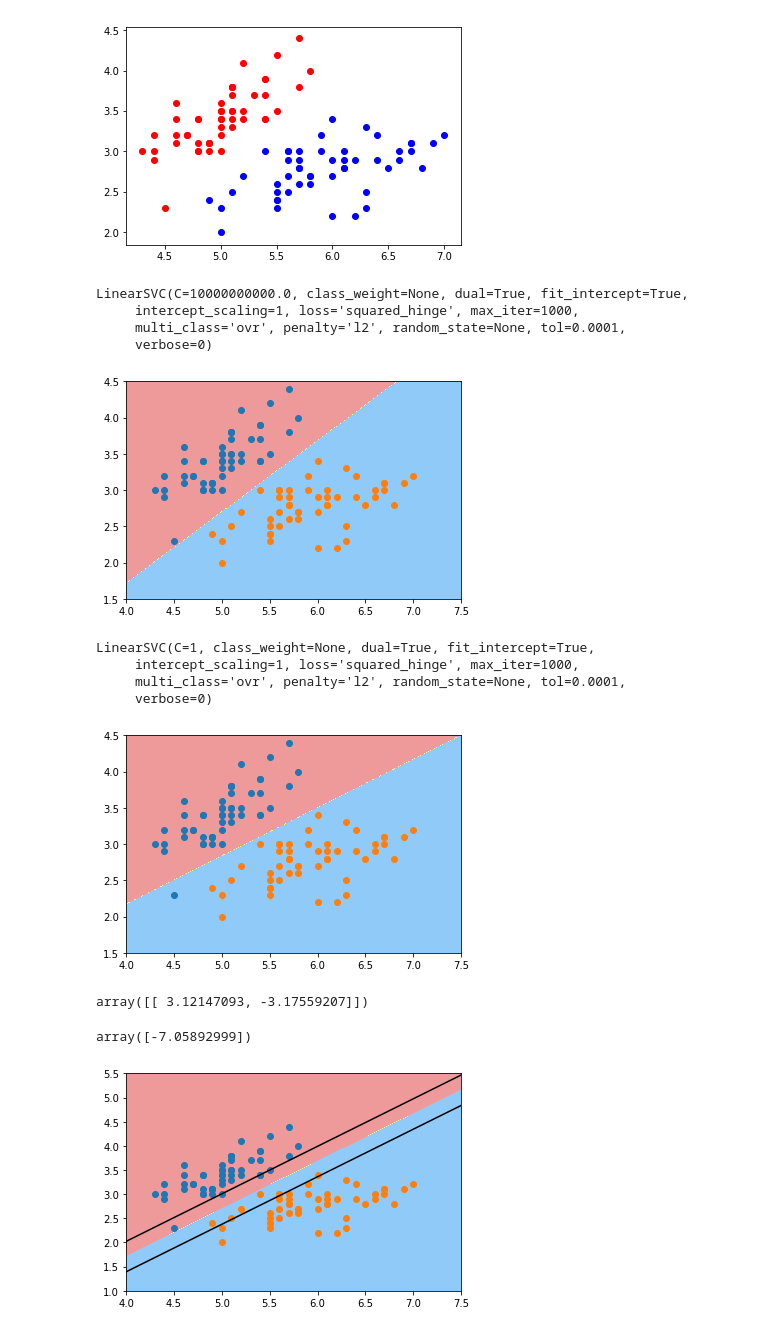
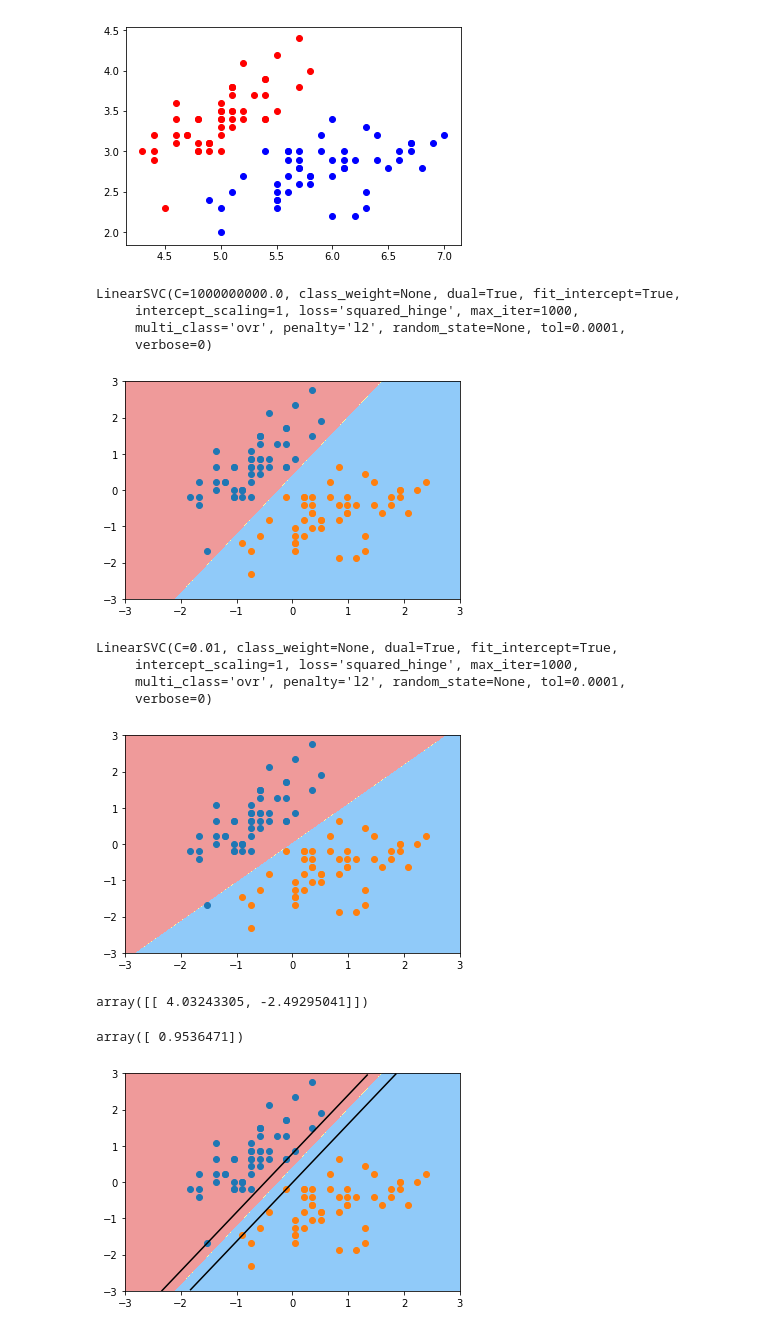
Before and after one commit to liuyubobobo/Play-with-Machine-Learning-Algorithms, a Jupyter notebook: 11-SVM/04-SVM-in-scikit-learn/04-SVM-in-scikit-learn.ipynb, the cells around one changed output. Drawn from its saved outputs; the diff is of its cells as text; code cells hidden in the pictures.

```diff
--- a/11-SVM/04-SVM-in-scikit-learn/04-SVM-in-scikit-learn.ipynb
+++ b/11-SVM/04-SVM-in-scikit-learn/04-SVM-in-scikit-learn.ipynb
@@ -28,10 +28,10 @@ X_standard = standardScaler.transform(X)
 # %%
 from sklearn.svm import LinearSVC
 
-svc = LinearSVC(C=10e9)
-svc.fit(X, y)
+svc = LinearSVC(C=1e9)
+svc.fit(X_standard, y)
 # %% [output]
-LinearSVC(C=10000000000.0, class_weight=None, dual=True, fit_intercept=True,
+LinearSVC(C=1000000000.0, class_weight=None, dual=True, fit_intercept=True,
      intercept_scaling=1, loss='squared_hinge', max_iter=1000,
      multi_class='ovr', penalty='l2', random_state=None, tol=0.0001,
      verbose=0)
@@ -52,35 +52,35 @@ def plot_decision_boundary(model, axis):
 
     plt.contourf(x0, x1, zz, linewidth=5, cmap=custom_cmap)
 # %%
-plot_decision_boundary(svc, axis=[4, 7.5, 1.5, 4.5])
-plt.scatter(X[y==0,0], X[y==0,1])
-plt.scatter(X[y==1,0], X[y==1,1])
+plot_decision_boundary(svc, axis=[-3, 3, -3, 3])
+plt.scatter(X_standard[y==0,0], X_standard[y==0,1])
+plt.scatter(X_standard[y==1,0], X_standard[y==1,1])
 plt.show()
 # %% [output]
-[figure, old version]
+[figure, new version]
 # %%
-svc2 = LinearSVC(C=1)
-svc2.fit(X, y)
+svc2 = LinearSVC(C=0.01)
+svc2.fit(X_standard, y)
 # %% [output]
-LinearSVC(C=1, class_weight=None, dual=True, fit_intercept=True,
+LinearSVC(C=0.01, class_weight=None, dual=True, fit_intercept=True,
      intercept_scaling=1, loss='squared_hinge', max_iter=1000,
      multi_class='ovr', penalty='l2', random_state=None, tol=0.0001,
      verbose=0)
 # %%
-plot_decision_boundary(svc2, axis=[4, 7.5, 1.5, 4.5])
-plt.scatter(X[y==0,0], X[y==0,1])
-plt.scatter(X[y==1,0], X[y==1,1])
+plot_decision_boundary(svc2, axis=[-3, 3, -3, 3])
+plt.scatter(X_standard[y==0,0], X_standard[y==0,1])
+plt.scatter(X_standard[y==1,0], X_standard[y==1,1])
 plt.show()
 # %% [output]
-[figure, old version]
+[figure, new version]
 # %%
 svc.coef_
 # %% [output]
-array([[ 3.12147093, -3.17559207]])
+array([[ 4.03243305, -2.49295041]])
 # %%
 svc.intercept_
 # %% [output]
-array([-7.05892999])
+array([ 0.9536471])
 # %%
 def plot_svc_decision_boundary(model, axis):
 
@@ -104,17 +104,18 @@ def plot_svc_decision_boundary(model, axis):
     # w0*x0 + w1*x1 + b = 0
     # => x1 = -w0/w1 * x0 - b/w1
     plot_x = np.linspace(axis[0], axis[1], 200)
-    zeta = 1 / w[1]
-    up_y = -w[0]/w[1] * plot_x - b/w[1] + zeta
-    down_y = -w[0]/w[1] * plot_x - b/w[1] - zeta
+    up_y = -w[0]/w[1] * plot_x - b/w[1] + 1/w[1]
+    down_y = -w[0]/w[1] * plot_x - b/w[1] - 1/w[1]
 
-    plt.plot(plot_x, up_y, color='black')
-    plt.plot(plot_x, down_y, color='black')
+    up_index = (up_y >= axis[2]) & (up_y <= axis[3])
+    down_index = (down_y >= axis[2]) & (down_y <= axis[3])
+    plt.plot(plot_x[up_index], up_y[up_index], color='black')
+    plt.plot(plot_x[down_index], down_y[down_index], color='black')
 # %%
-plot_svc_decision_boundary(svc, axis=[4, 7.5, 1, 5.5])
-plt.scatter(X[y==0,0], X[y==0,1])
-plt.scatter(X[y==1,0], X[y==1,1])
+plot_svc_decision_boundary(svc, axis=[-3, 3, -3, 3])
+plt.scatter(X_standard[y==0,0], X_standard[y==0,1])
+plt.scatter(X_standard[y==1,0], X_standard[y==1,1])
 plt.show()
 # %% [output]
-[figure, old version]
+[figure, new version]
 # %%
```
Also changed, not shown: parts of 1 cell of this notebook, 2 other files.
